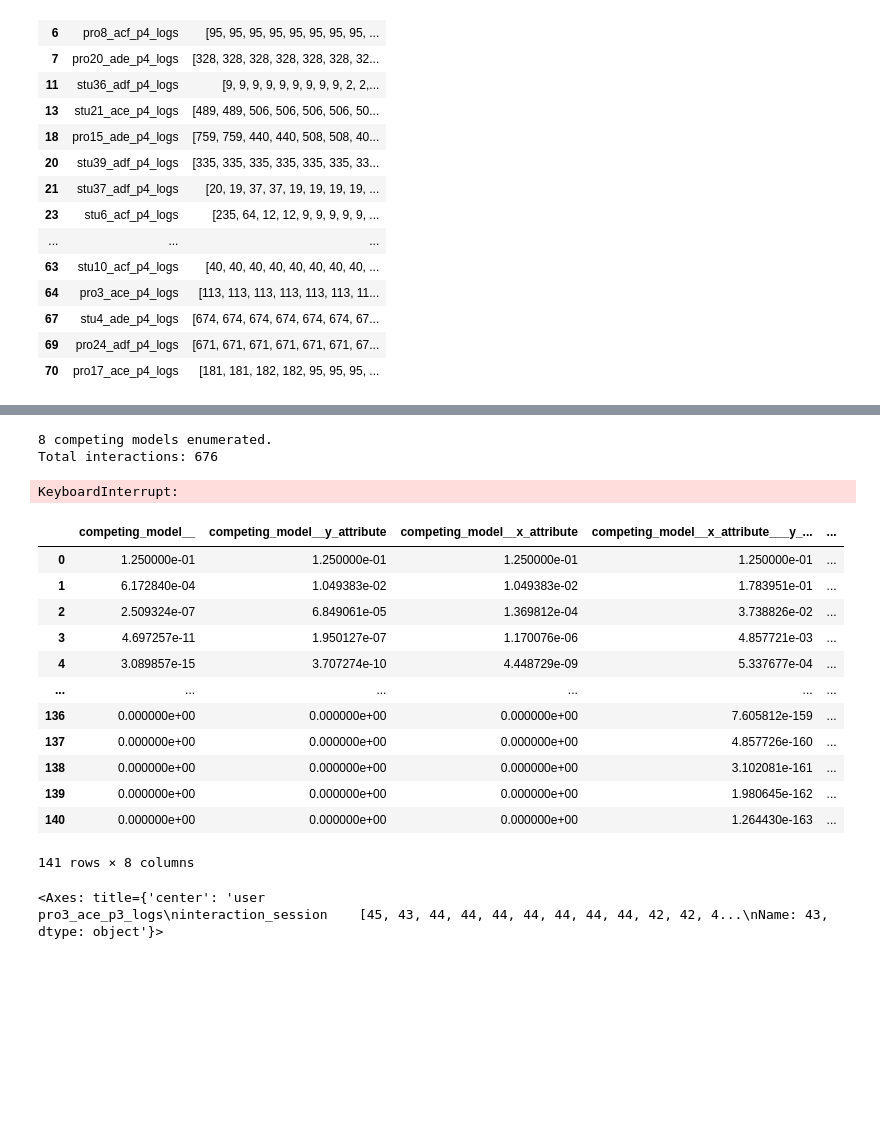
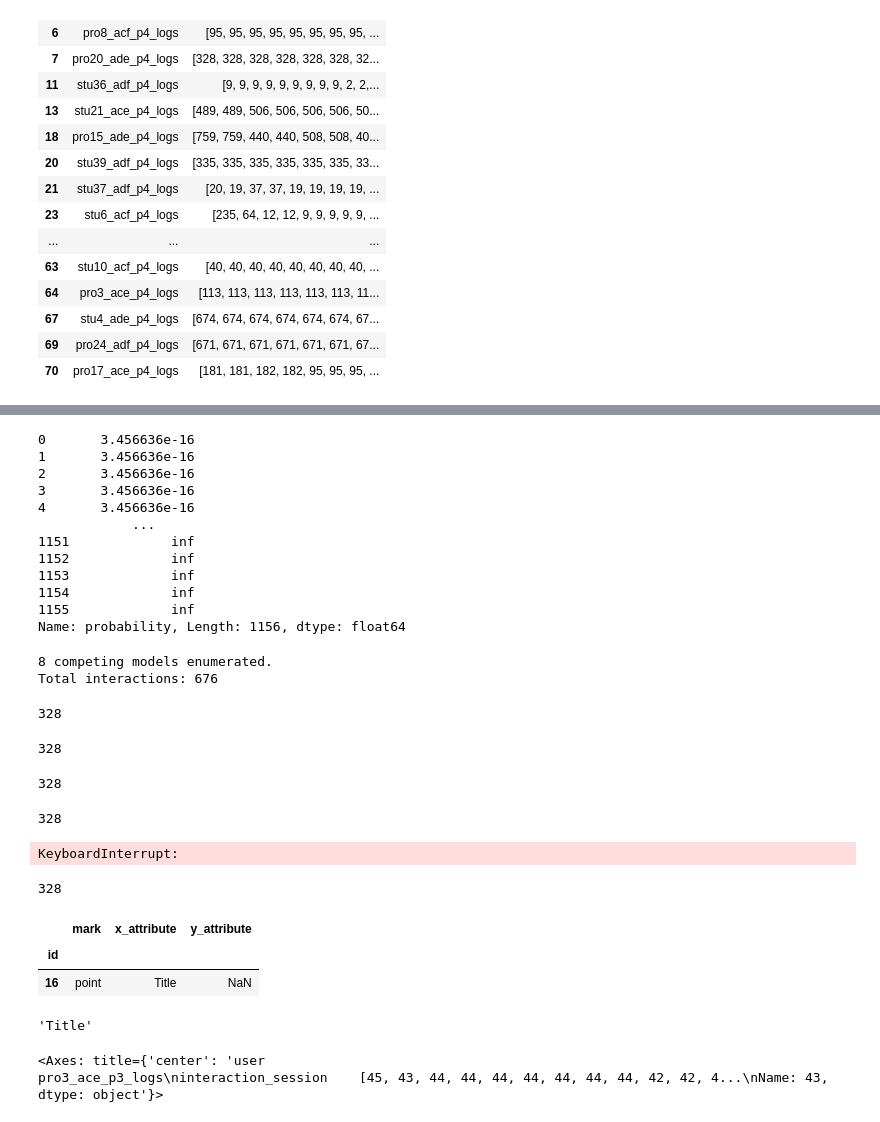
Before and after one commit to Nischal5123/ShiftScope, a Jupyter notebook: implementation/competing_models_zheng_test.ipynb, the cells around one changed output, grey strips where cells are left out. Drawn from its saved outputs; the diff is of its cells as text; code cells hidden in the pictures; blank space fills up the shorter version.

```diff
--- a/implementation/competing_models_zheng_test.ipynb
+++ b/implementation/competing_models_zheng_test.ipynb
@@ -65,3 +71,18 @@ interaction_data
+# %%
+competing_models.predict()
+# %% [output]
+0       3.456636e-16
+1       3.456636e-16
+2       3.456636e-16
+3       3.456636e-16
+4       3.456636e-16
+            ...
+1151             inf
+1152             inf
+1153             inf
+1154             inf
+1155             inf
+Name: probability, Length: 1156, dtype: float64
 # %%
 interaction_index = 3 #only try user 2
 
@@ -71,6 +92,7 @@ predicted = pd.DataFrame()
 print(f'Total interactions: {len(interaction_data.iloc[interaction_index].interaction_session)}')
 for i in tqdm(range(len(interaction_data.iloc[interaction_index].interaction_session))):
     interaction = interaction_data.iloc[interaction_index].interaction_session[i]
+    print(interaction)
     competing_models.update(interaction)
 
     if i < len(interaction_data.iloc[interaction_index].interaction_session) - 1:
@@ -85,4 +107,8 @@ for i in tqdm(range(len(interaction_data.iloc[interaction_index].interaction_ses
 # %% [output]
 8 competing models enumerated.
 Total interactions: 676
-KeyboardInterrupt:
+328
+328
+328
+328
+KeyboardInterrupt:
@@ -91,16 +115,11 @@ answer=competing_models.get_model_posterior()
-# %%
-answer
-# %% [output]
-|  | competing_model__ | competing_model__y_attribute | competing_model__x_attribute | competing_model__x_attribute___y_... | ... |
-| 0 | 1.250000e-01 | 1.250000e-01 | 1.250000e-01 | 1.250000e-01 | ... |
-| 1 | 6.172840e-04 | 1.049383e-02 | 1.049383e-02 | 1.783951e-01 | ... |
-| 2 | 2.509324e-07 | 6.849061e-05 | 1.369812e-04 | 3.738826e-02 | ... |
-| 3 | 4.697257e-11 | 1.950127e-07 | 1.170076e-06 | 4.857721e-03 | ... |
-| 4 | 3.089857e-15 | 3.707274e-10 | 4.448729e-09 | 5.337677e-04 | ... |
-| ... | ... | ... | ... | ... | ... |
-| 136 | 0.000000e+00 | 0.000000e+00 | 0.000000e+00 | 7.605812e-159 | ... |
-| 137 | 0.000000e+00 | 0.000000e+00 | 0.000000e+00 | 4.857726e-160 | ... |
-| 138 | 0.000000e+00 | 0.000000e+00 | 0.000000e+00 | 3.102081e-161 | ... |
-| 139 | 0.000000e+00 | 0.000000e+00 | 0.000000e+00 | 1.980645e-162 | ... |
-| 140 | 0.000000e+00 | 0.000000e+00 | 0.000000e+00 | 1.264430e-163 | ... |
-141 rows × 8 columns
+# %%
+interaction
+# %% [output]
+328
+# %%
+probability_of_next_point.nlargest(1).index.values
+underlying_data.loc[probability_of_next_point.nlargest(1).index.values]
+# %% [output]
+|  | mark | x_attribute | y_attribute |
+| id |  |  |  |
+| 16 | point | Title | NaN |
@@ -107,3 +130,7 @@ answer
+# %%
+x
+# %% [output]
+'Title'
 # %%
 answer.plot(title=f'{interaction_data.iloc[interaction_index]}', alpha=0.5, lw=4)
 # %% [output]
```
Also changed, not shown: parts of 5 cells of this notebook, 7 other files.
